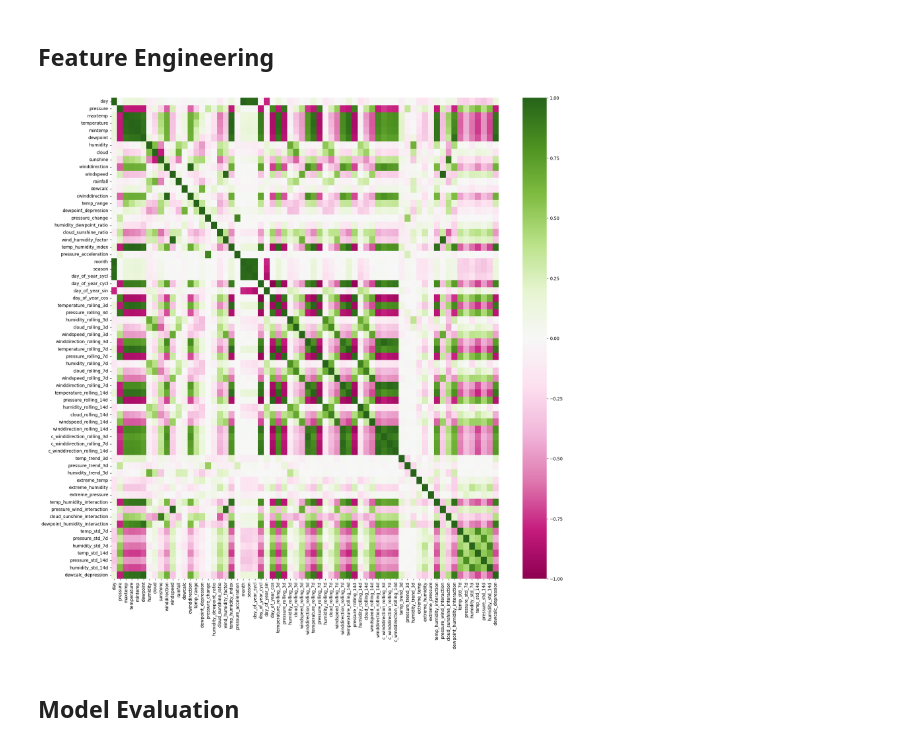
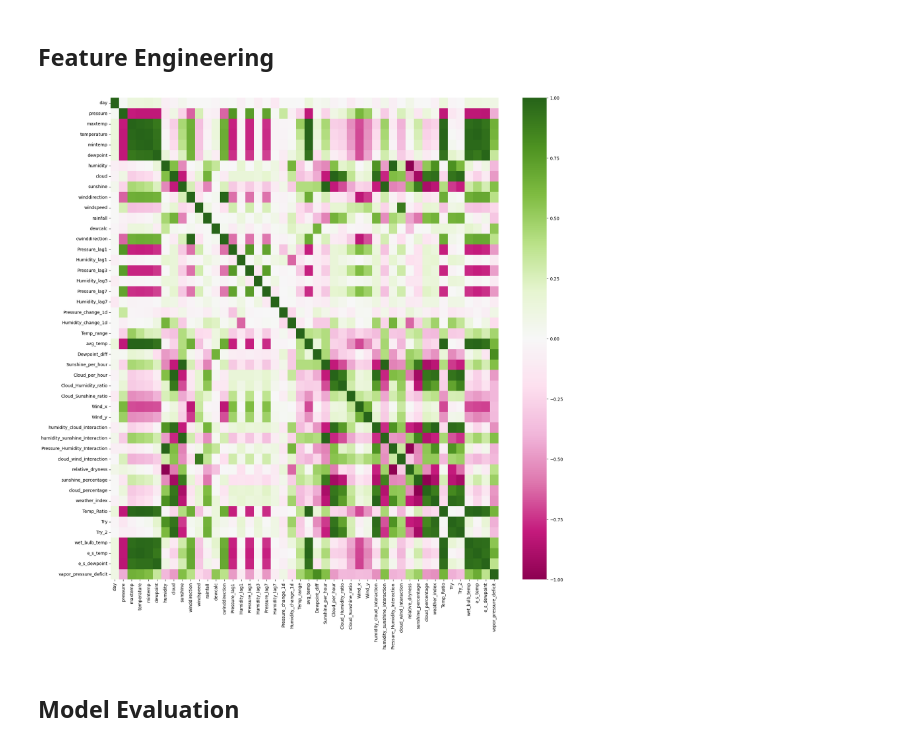
Before and after one commit to einarhre/kaggle-projects, a Jupyter notebook: binarypredictionrainfall.ipynb, the cells around one changed output. Saved outputs shown, nothing was run; the diff lists cells and outputs as text; code cells hidden in the pictures.

```diff
--- a/binarypredictionrainfall.ipynb
+++ b/binarypredictionrainfall.ipynb
@@ -313,0 +357,31 @@ display(test_df.loc[idx_show])
+# %%
+# Test the modulus aveage function above
+mod, samp = (360, 12)
+u = np.arange(0,mod,mod/samp)
+v = np.arange(0,mod,mod/samp)
+np.random.shuffle(v)
+ucs = {'cos': np.cos(np.pi/2-2*np.pi/mod*u), 'sin': np.sin(np.pi/2-2*np.pi/mod*u)}
+vcs = {'cos': np.cos(np.pi/2-2*np.pi/mod*v), 'sin': np.sin(np.pi/2-2*np.pi/mod*v)}
+interp = [modnterp(x, y, mod, 0.5) for x,y in zip(u,v)]
+mcs = {
+  'cos': [np.cos(np.pi/2-2*np.pi/mod*x) for x in interp],
+  'sin': [np.sin(np.pi/2-2*np.pi/mod*x) for x in interp],
+      }
+n, w = (4, 10)
+f, ax = plt.subplots(
+    (len(u)+n-1)//n,
+    n,
+    sharex=True,
+    sharey=True,
+    squeeze=False,
+    figsize=(w,w*((len(u)+n-1)//n)/n)
+)
+t = np.arange(0,2*np.pi,0.01)
+for i, (a, b) in enumerate(zip(u,v)):
+    #print(f"(a, b) = ({a}, {b})\t=> ave: {modterp(a,b,360,0.5)}")
+    ax[i//n,i%n].plot(np.cos(t),np.sin(t))
+    ax[i//n,i%n].plot([0, ucs['cos'][i]],[0, ucs['sin'][i]],color="r")
+    ax[i//n,i%n].plot([0, vcs['cos'][i]],[0, vcs['sin'][i]],color="g")
+    ax[i//n,i%n].plot([0, mcs['cos'][i]],[0, mcs['sin'][i]],color="b")
+    ax[i//n,i%n].axis('scaled')
+plt.show()
@@ -663,6 +776,9 @@ def engineer_features(df):
     # 2. Dew point depression (difference between temperature and dew point)
     enhanced_df['dewpoint_depression'] = enhanced_df[TEMPERATURE] - enhanced_df[DEWPOINT]
     enhanced_df['dewcalc_depression'] = enhanced_df[TEMPERATURE] - enhanced_df['dewcalc'] + enhanced_df[DEWPOINT]
+
+    # 2.5
+    #enhanced_df['dewpoint_depression'] = enhanced_df['dewpoint_depression'] * enhanced_df[CLOUD]
 
     # 3. Pressure change from previous day
     enhanced_df['pressure_change'] = enhanced_df[PRESSURE].diff().fillna(0)
@@ -754,5 +870,5 @@ def engineer_features(df):
 
     return enhanced_df
 
-train_df = engineer_features(train_df)
-test_df = engineer_features(test_df)
+#train_df = engineer_features(train_df)
+#test_df = engineer_features(test_df)
@@ -769,13 +960,13 @@ test_scaled[columns]=sc.transform(test_df[columns])
 # %%
 plt.figure(figsize  = (20, 20))
 
-num_cols = train_df.select_dtypes(include = "number").columns.to_list()
+num_cols = train_scaled.select_dtypes(include = "number").columns.to_list()
 
-sns.heatmap(train_df[num_cols].corr(), annot = False, vmin=-1, vmax=1, cmap = "PiYG")
+sns.heatmap(train_scaled[num_cols].corr(), annot = False, vmin=-1, vmax=1, cmap = "PiYG")
 
 plt.show()
 # %% [output]
-[figure, old version]
+[figure, new version]
 # %% [markdown]
 ## **Model Evaluation**
 # %%
```
Also changed, not shown: parts of 40 cells of this notebook, 2 other files.
